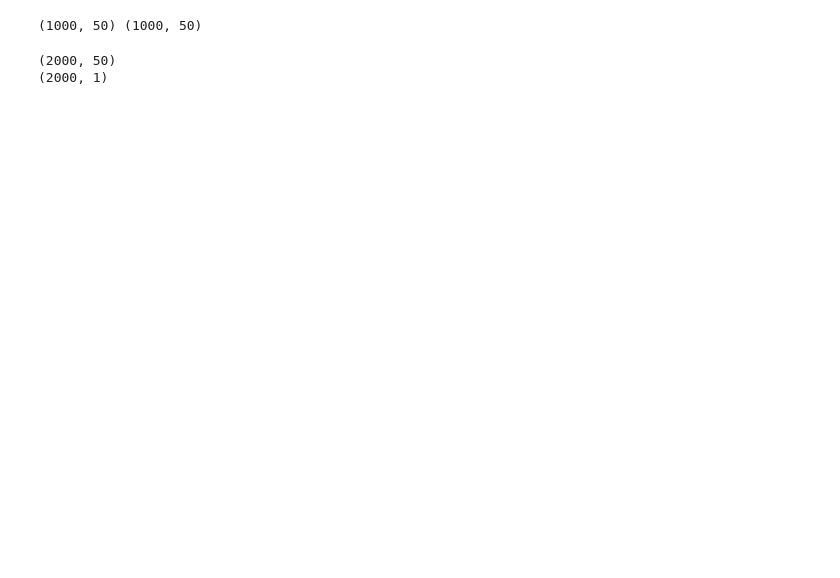
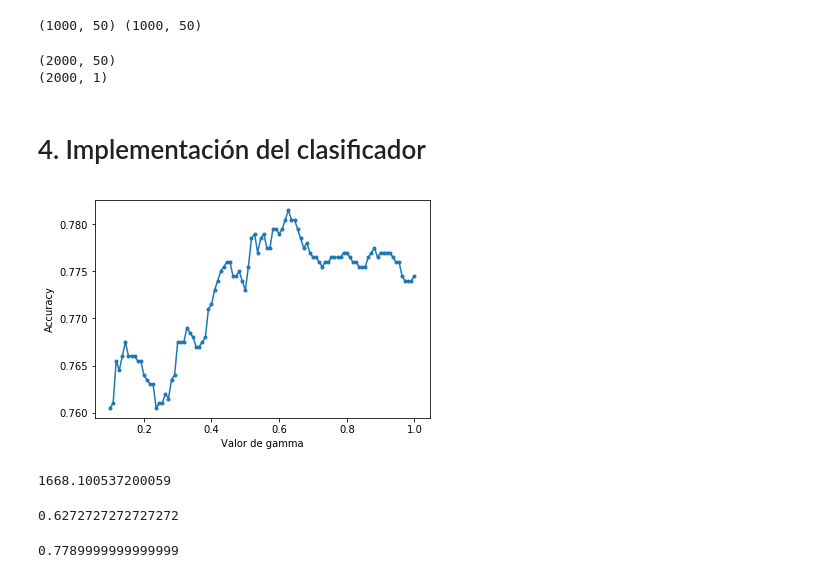
Before and after one commit to pabloizq96/Proyecto-Final---TD, a Jupyter notebook: Proyecto Final.ipynb, the cells around one changed output. Saved outputs shown, nothing was run; the diff lists cells and outputs as text; code cells hidden in the pictures; blank space fills up the shorter version.

Commit message:
Clasificador SVM

```diff
--- a/Proyecto Final.ipynb
+++ b/Proyecto Final.ipynb
@@ -172,3 +197,58 @@ print(ytrain.shape)
 # %% [output]
 (2000, 50)
 (2000, 1)
+# %% [markdown]
+# 4. Implementación del clasificador
+# %%
+from sklearn import svm
+from sklearn.model_selection import train_test_split
+from sklearn.preprocessing import scale
+from sklearn.model_selection import cross_val_score
+import matplotlib.pyplot as plt
+
+# Normalizamos los datos
+# Xtrain = scale(Xtrain)
+# Probar a ver si esto mejora o no
+
+# Preparamos los parámetros para la validación cruzada
+C_all = np.logspace(-3,4,10)
+
+Gamma = np.linspace(0.1,1,100)
+C_score = []
+
+for g in Gamma:
+    clf = svm.SVC(kernel = 'rbf', C=1669, gamma=g)
+    scores = cross_val_score(clf, Xtrain, np.ravel(ytrain),
+                             cv = 10, scoring = 'accuracy')
+
+    C_score.append(np.mean(scores))
+# %%
+plt.figure()
+plt.plot(Gamma,C_score,'.-')
+plt.xlabel('Valor de gamma')
+plt.ylabel('Accuracy')
+plt.show()
+# %% [output]
+[figure, added]
+# %%
+C_opt = C_all[np.argmax(C_score)]
+print(C_opt)
+# %% [output]
+1668.100537200059
+# %%
+G_opt = Gamma[np.argmax(C_score)]
+print(G_opt)
+# %% [output]
+0.6272727272727272
+# %%
+from sklearn.model_selection import LeaveOneOut
+C_opt = 1669
+g_opt = 0.63
+
+loo = LeaveOneOut()
+clf = svm.SVC(kernel = 'rbf', C=C_opt, gamma=g_opt)
+scores = cross_val_score(clf, Xtrain, np.ravel(ytrain),
+                             cv = 50, scoring = 'accuracy')
+print(np.mean(scores))
+# %% [output]
+0.7789999999999999
```
Also changed, not shown: parts of 4 cells of this notebook.
